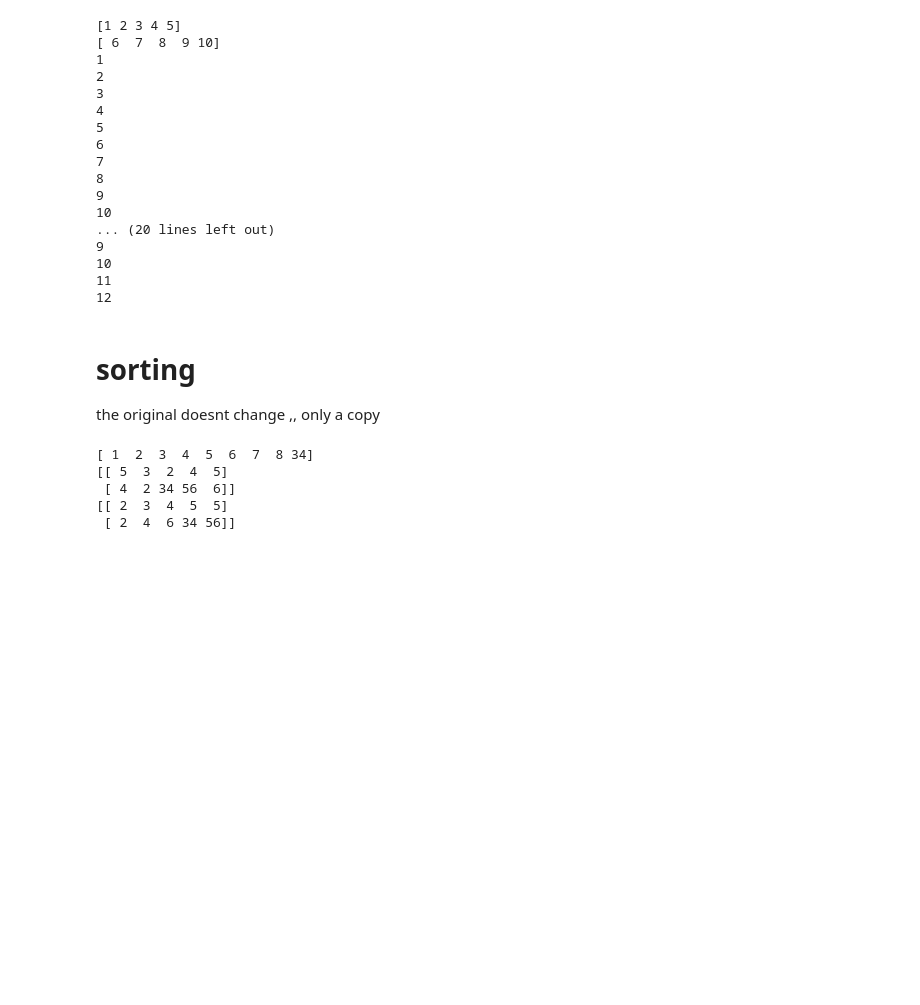
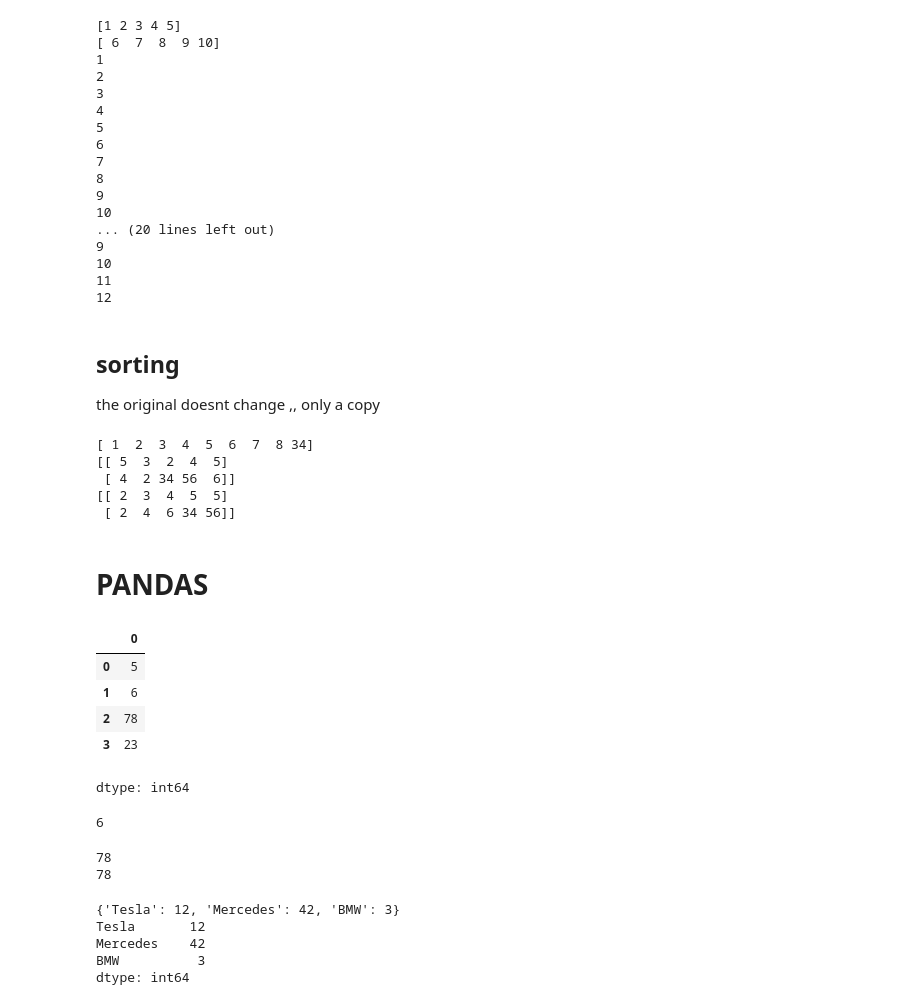
Before and after one commit to l0norm/model, a Jupyter notebook: numpy.ipynb, the cells around one changed output. Saved outputs shown, nothing was run; the diff lists cells and outputs as text; code cells hidden in the pictures; blank space fills up the shorter version.

```diff
--- a/numpy.ipynb
+++ b/numpy.ipynb
@@ -219,7 +219,7 @@ for x in np.nditer(np1):
 11
 12
 # %% [markdown]
-# sorting
+## sorting
 
 the original doesnt change ,, only a copy
 # %%
@@ -235,3 +235,5 @@ print(np.sort(np1))       # sorts for each row only
  [ 4  2 34 56  6]]
 [[ 2  3  4  5  5]
  [ 2  4  6 34 56]]
+# %% [markdown]
+# PANDAS
@@ -237,0 +244,37 @@ print(np.sort(np1))       # sorts for each row only
+# %%
+arr = [5,6,78,23]
+var = pd.Series(arr)
+var
+# %% [output]
+|  | 0 |
+| 0 | 5 |
+| 1 | 6 |
+| 2 | 78 |
+| 3 | 23 |
+dtype: int64
+# %%
+# print a specific value
+var[1]
+# %% [output]
+6
+# %%
+# labeling with your own indexes
+index = ["A","B","C","D"]
+var2 = pd.Series(arr, index)
+var2
+print(var[2])
+print(var2["C"])
+# %% [output]
+78
+78
+# %%
+cars = {"Tesla":12, "Mercedes":42, "BMW":3}
+print(cars)
+var = pd.Series(cars)
+print(var)
+# %% [output]
+{'Tesla': 12, 'Mercedes': 42, 'BMW': 3}
+Tesla       12
+Mercedes    42
+BMW          3
+dtype: int64
```
Also changed, not shown: parts of 13 cells of this notebook.
